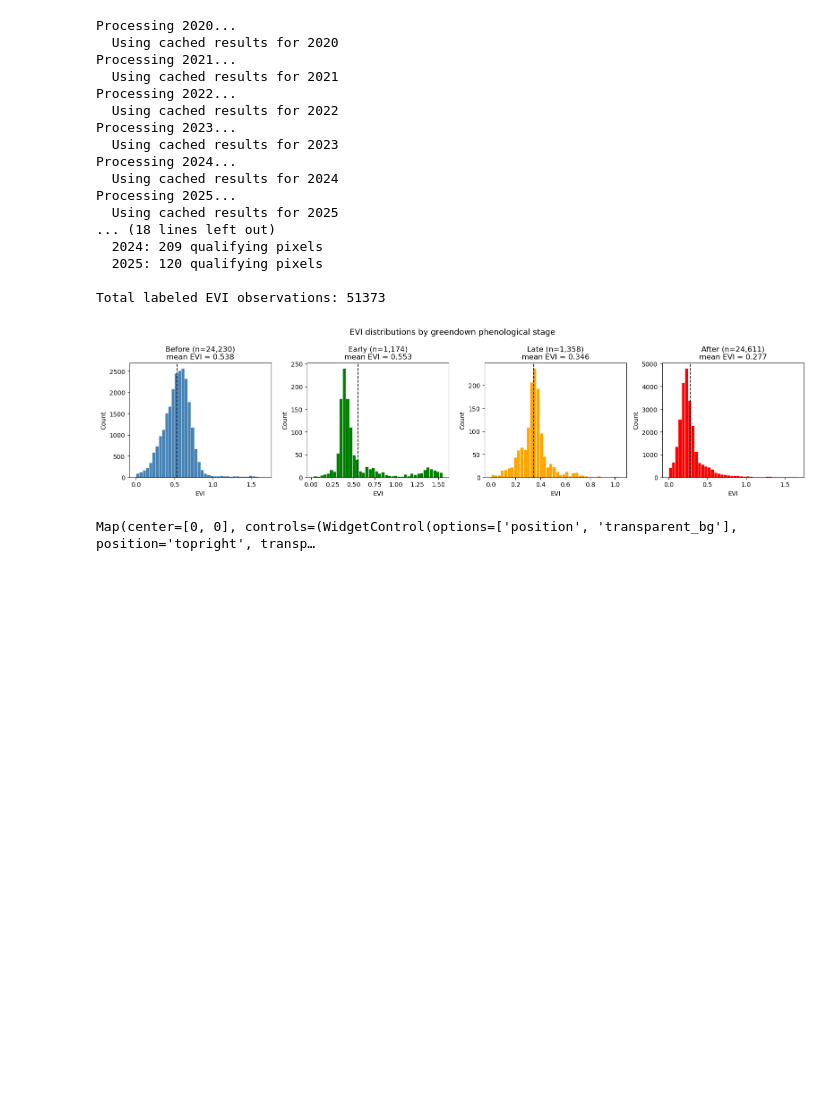
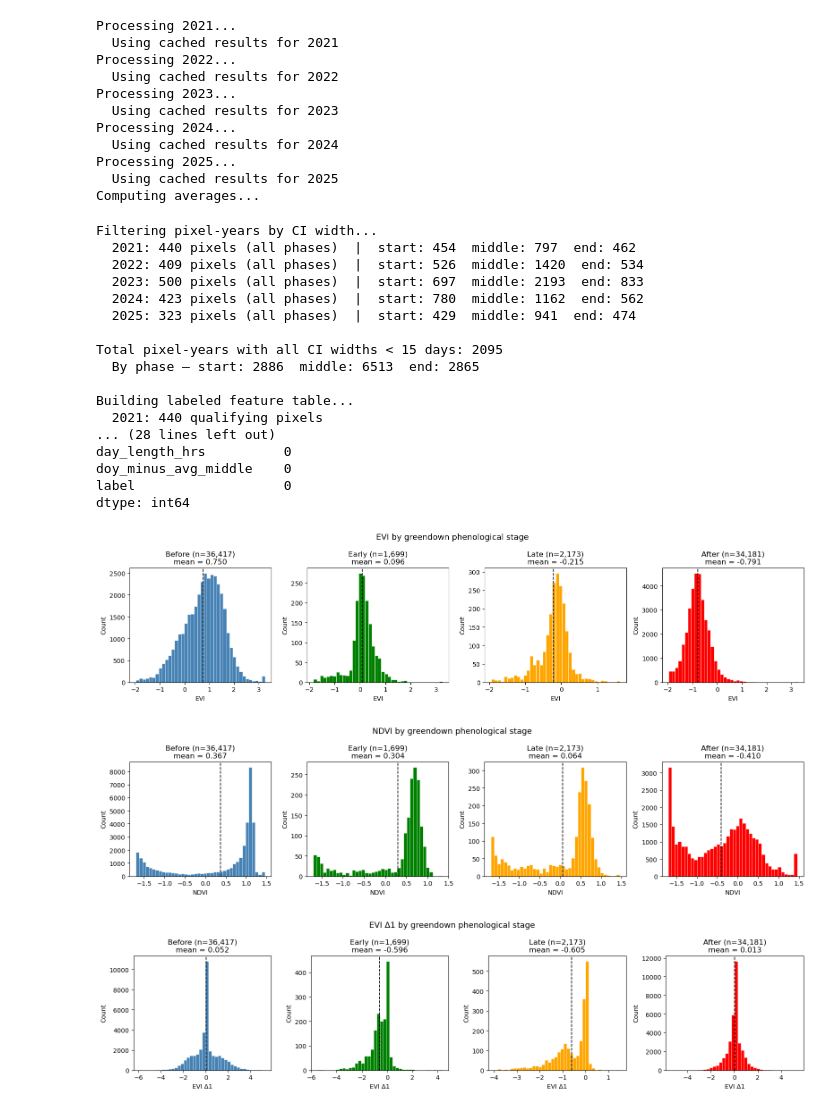
Before and after one commit to k-wheeler/AppTrail_Phenology, a Jupyter notebook: Main.ipynb, the cells around one changed output. Saved outputs shown, nothing was run; the diff lists cells and outputs as text; code cells hidden in the pictures; blank space fills up the shorter version.

Commit message:
Started compiling data table of features for predictive model and editing it

```diff
--- a/Main.ipynb
+++ b/Main.ipynb
@@ -1,15 +1,16 @@
 # %%
 import datetime
 import os
-import matplotlib.pyplot as plt
 import ee
 import geemap
 
 from identify_locations import identify_forests, identify_route_buffer
-from read_and_process_hls import compute_hls_evi
+from read_and_process_hls import compute_hls_indices
 from fit_greendown_curves import compute_transition_dates, compute_average_transition_dates
 from filter_ci_widths import count_narrow_ci_pixel_years
-from label_evi import build_labeled_evi_table
+from build_data_table import build_feature_table
+from edit_data_table import edit_feature_table
+from plot_feature_distributions import plot_feature_distributions
 
 ee.Initialize(project='turnkey-lacing-391919')
 
@@ -19,7 +20,7 @@ os.makedirs(OUTPUT_DIR, exist_ok=True)
 ma_forest    = identify_forests()
 route_buffer = identify_route_buffer()
 
-start_year    = 2020
+start_year    = 2021
 previous_year = 2025
 
 # ----------------------------
@@ -28,7 +29,7 @@ previous_year = 2025
 all_year_paths = []
 for y in range(start_year, previous_year + 1):
     print(f'Processing {y}...')
-    hls   = compute_hls_evi(route_buffer, ma_forest, y)
+    hls   = compute_hls_indices(route_buffer, ma_forest, y)
     paths = compute_transition_dates(hls, route_buffer, ma_forest, y, output_dir=OUTPUT_DIR)
     all_year_paths.append(paths)
 
@@ -48,27 +49,16 @@ years = list(range(start_year, previous_year + 1))
 count_narrow_ci_pixel_years(OUTPUT_DIR, years)
 
 # ----------------------------
-# Label EVI observations and plot histograms
+# Build labeled EVI/NDVI feature table and plot distributions
 # ----------------------------
-print('\nBuilding labeled EVI table...')
-evi_df = build_labeled_evi_table(OUTPUT_DIR, years)
-
-labels       = ['before', 'early', 'late', 'after']
-label_colors = {'before': 'steelblue', 'early': 'green', 'late': 'orange', 'after': 'red'}
-
-fig, axes = plt.subplots(1, 4, figsize=(16, 4), sharey=False)
-for ax, label in zip(axes, labels):
-    subset = evi_df.loc[evi_df['label'] == label, 'EVI']
-    mean   = subset.mean()
-    ax.hist(subset, bins=40, color=label_colors[label], edgecolor='white', linewidth=0.4)
-    ax.axvline(mean, color='black', linewidth=1.2, linestyle='--')
-    ax.set_title(f'{label.capitalize()} (n={len(subset):,})\nmean EVI = {mean:.3f}')
-    ax.set_xlabel('EVI')
-    ax.set_ylabel('Count')
-
-fig.suptitle('EVI distributions by greendown phenological stage', fontsize=13)
-plt.tight_layout()
-plt.show()
+print('\nBuilding labeled feature table...')
+feature_df = build_feature_table(OUTPUT_DIR, years)
+#plot_feature_distributions(feature_df)
+feature_df_edited = edit_feature_table(feature_df, OUTPUT_DIR)
+print(feature_df_edited.head())
+print('\nNaN counts per column:')
+print(feature_df_edited.isna().sum())
+plot_feature_distributions(feature_df_edited)
 
 # ----------------------------
 # Map all 6 layers
@@ -77,40 +67,52 @@ vis_kwargs = dict(colormap='rdylgn_r', vmin=250, vmax=320, nodata=-9999.0, opaci
 
 Map = geemap.Map()
 
 # Most recent year
 Map.add_raster(prev_year_paths['start'],  layer_name=f'{previous_year} Greendown Start',  **vis_kwargs)
 Map.add_raster(prev_year_paths['middle'], layer_name=f'{previous_year} Greendown Middle', **vis_kwargs)
 Map.add_raster(prev_year_paths['end'],    layer_name=f'{previous_year} Greendown End',    **vis_kwargs)
 
 # Multi-year averages
 Map.add_raster(avg_paths['start'],  layer_name=f'{start_year}–{previous_year} Avg Start',  **vis_kwargs)
 Map.add_raster(avg_paths['middle'], layer_name=f'{start_year}–{previous_year} Avg Middle', **vis_kwargs)
 Map.add_raster(avg_paths['end'],    layer_name=f'{start_year}–{previous_year} Avg End',    **vis_kwargs)
 
 Map.add_colorbar(
     {'min': 250, 'max': 320, 'palette': ['darkgreen', 'yellow', 'orange', 'red']},
     label='Greendown Transition DOY  (250 ≈ Sep 7  →  320 ≈ Nov 16)',
     orientation='horizontal'
 )
 
-Map
+#Map
 # %% [output]
-Processing 2020...
-  Using cached results for 2020
 Processing 2021...
   Using cached results for 2021
 Processing 2022...
   Using cached results for 2022
 Processing 2023...
   Using cached results for 2023
 Processing 2024...
   Using cached results for 2024
 Processing 2025...
   Using cached results for 2025
-... (18 lines left out)
-  2024: 209 qualifying pixels
-  2025: 120 qualifying pixels
-
-Total labeled EVI observations: 51373
+Computing averages...
+Filtering pixel-years by CI width...
+  2021: 440 pixels (all phases)  |  start: 454  middle: 797  end: 462
+  2022: 409 pixels (all phases)  |  start: 526  middle: 1420  end: 534
+  2023: 500 pixels (all phases)  |  start: 697  middle: 2193  end: 833
+  2024: 423 pixels (all phases)  |  start: 780  middle: 1162  end: 562
+  2025: 323 pixels (all phases)  |  start: 429  middle: 941  end: 474
+
+Total pixel-years with all CI widths < 15 days: 2095
+  By phase — start: 2886  middle: 6513  end: 2865
+
+Building labeled feature table...
+  2021: 440 qualifying pixels
+... (28 lines left out)
+day_length_hrs          0
+doy_minus_avg_middle    0
+label                   0
+dtype: int64
-[figure, old version]
+[figure, new version]
-Map(center=[0, 0], controls=(WidgetControl(options=['position', 'transparent_bg'], position='topright', transp…
+[figure, added]
+[figure, added]
```
Also changed, not shown: parts of 1 cell of this notebook, 6 other files.
